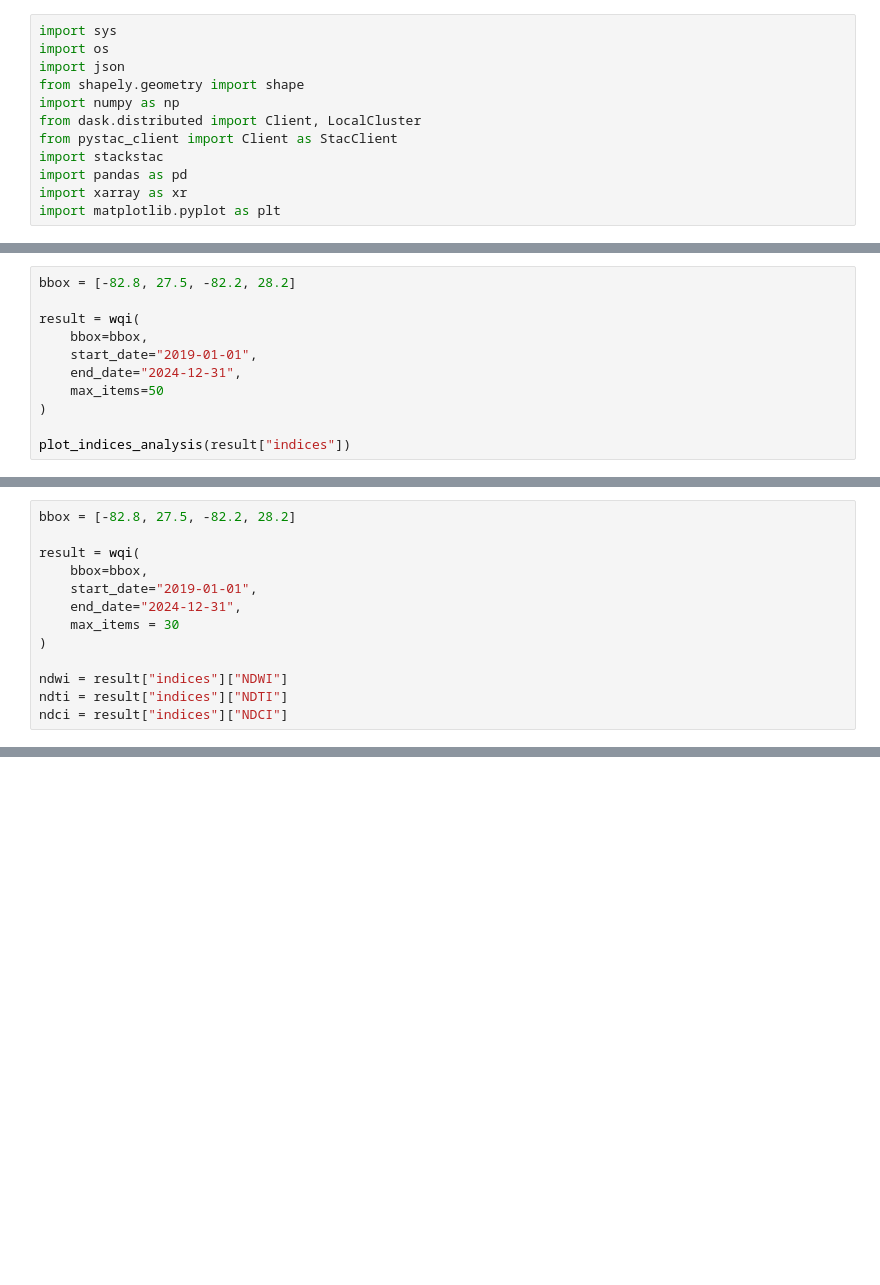
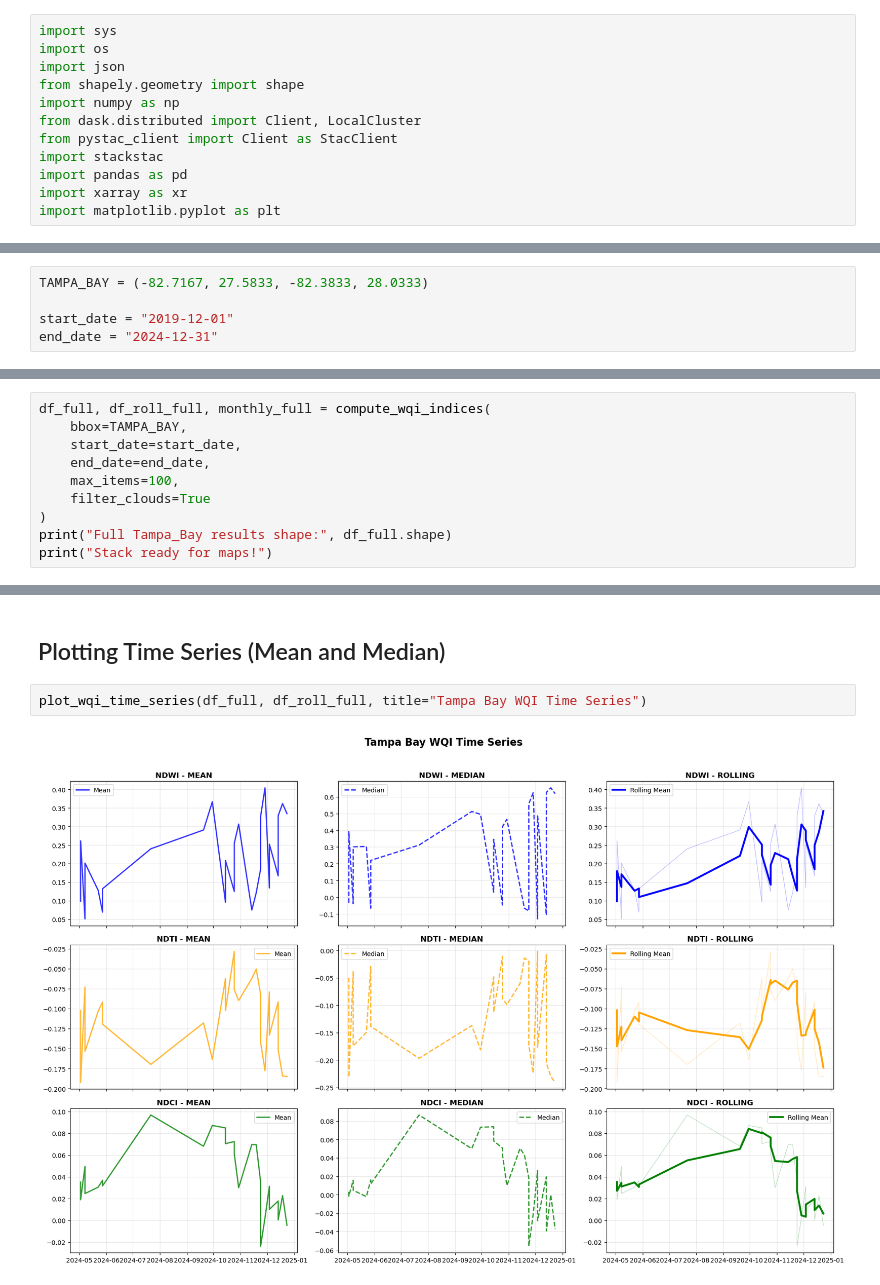
Before and after one commit to Gracey0201/tampa-bay-water-quality, a Jupyter notebook: scr/notebooks/WQI.ipynb, the cells around one changed output, grey strips where cells are left out. Saved outputs shown, nothing was run; the diff lists cells and outputs as text; blank space fills up the shorter version.

Commit message:
Updated WQI notebook with new indices and plots

```diff
--- a/scr/notebooks/WQI.ipynb
+++ b/scr/notebooks/WQI.ipynb
@@ -66,11 +67,5 @@ ModuleNotFoundError: No module named 'plots_utils'
 # %%
-bbox = [-82.8, 27.5, -82.2, 28.2]
+TAMPA_BAY = (-82.7167, 27.5833, -82.3833, 28.0333)
 
-result = wqi(
-    bbox=bbox,
-    start_date="2019-01-01",
-    end_date="2024-12-31",
-    max_items=50
-)
-
-plot_indices_analysis(result["indices"])
+start_date = "2019-12-01"
+end_date = "2024-12-31"
@@ -104,13 +72,10 @@ distributed.comm.core.CommClosedError: in <TCP (closed) ConnectionPool.heartbeat
 # %%
-bbox = [-82.8, 27.5, -82.2, 28.2]
-
-result = wqi(
-    bbox=bbox,
-    start_date="2019-01-01",
-    end_date="2024-12-31",
-    max_items = 30
+df_full, df_roll_full, monthly_full = compute_wqi_indices(
+    bbox=TAMPA_BAY,
+    start_date=start_date,
+    end_date=end_date,
+    max_items=100,
+    filter_clouds=True
 )
-
-ndwi = result["indices"]["NDWI"]
-ndti = result["indices"]["NDTI"]
-ndci = result["indices"]["NDCI"]
+print("Full Tampa_Bay results shape:", df_full.shape)
+print("Stack ready for maps!")
@@ -129,0 +150,6 @@ result['stack']
+# %% [markdown]
+## Plotting Time Series (Mean and Median)
+# %%
+plot_wqi_time_series(df_full, df_roll_full, title="Tampa Bay WQI Time Series")
+# %% [output]
+[figure, added]
```
Also changed, not shown: parts of 20 cells of this notebook.
